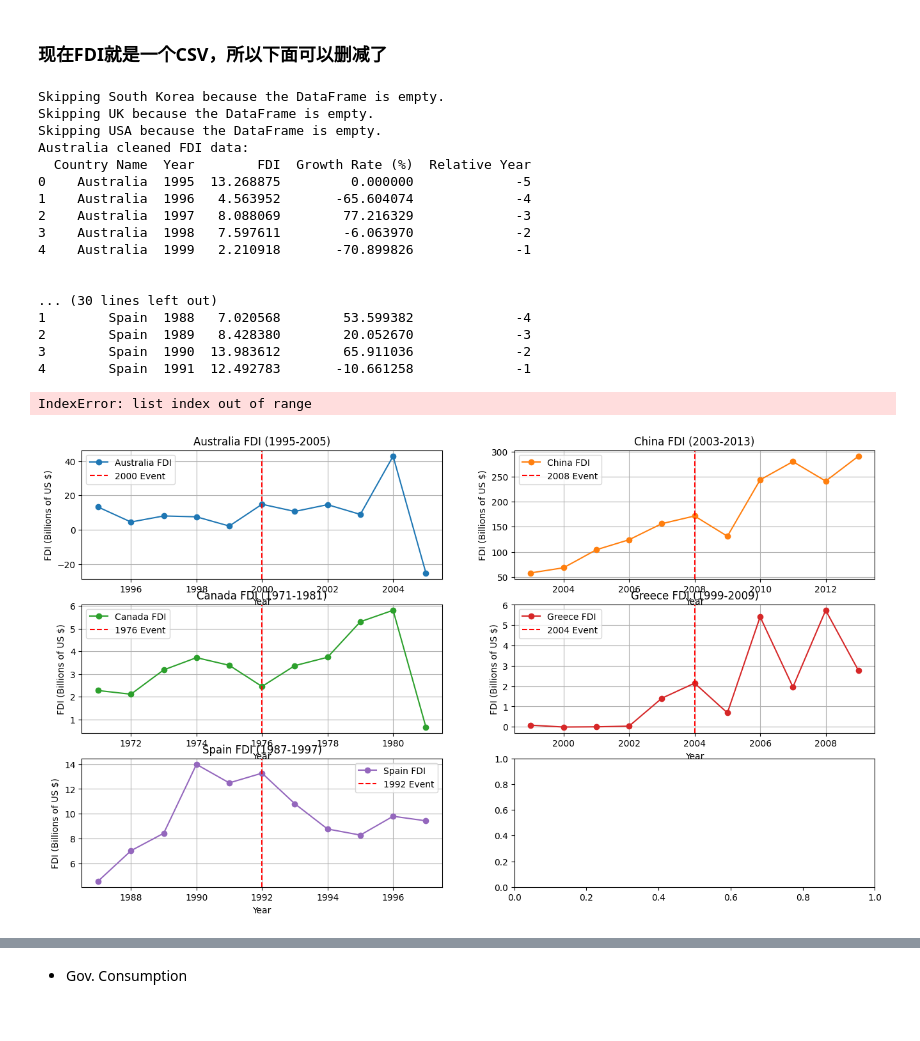
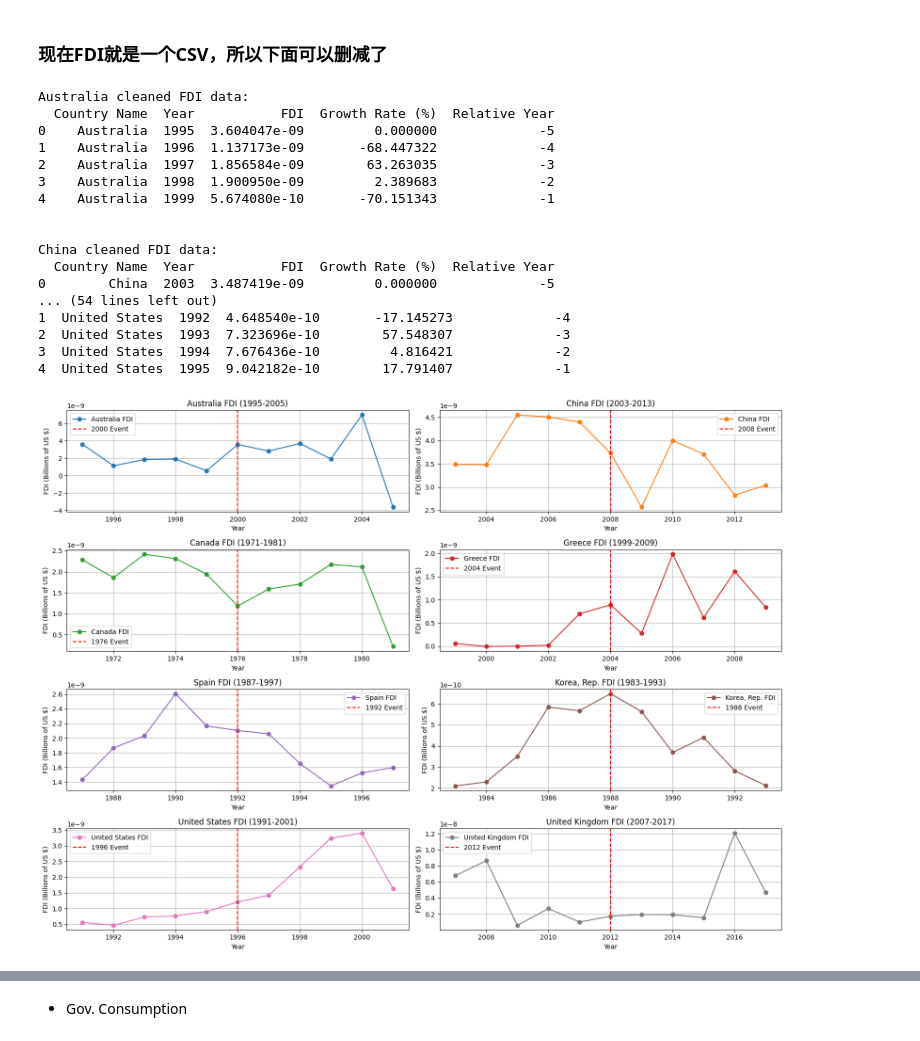
Before and after one commit to Ray-Gizzy/2024Fall_projects, a Jupyter notebook: Visualization.ipynb, the cells around one changed output, grey strips where cells are left out. Drawn from its saved outputs; the diff is of its cells as text; code cells hidden in the pictures.

```diff
--- a/Visualization.ipynb
+++ b/Visualization.ipynb
@@ -379,10 +379,10 @@ countries_data = [
     {'name': 'China', 'year_range': (2003, 2013), 'host_year': 2008},
     {'name': 'Canada', 'year_range': (1971, 1981), 'host_year': 1976},
     {'name': 'Greece', 'year_range': (1999, 2009), 'host_year': 2004},
-    {'name': 'South Korea', 'year_range': (1983, 1993), 'host_year': 1988},
+    {'name': 'Korea, Rep.', 'year_range': (1983, 1993), 'host_year': 1988},
     {'name': 'Spain', 'year_range': (1987, 1997), 'host_year': 1992},
-    {'name': 'UK', 'year_range': (2007, 2017), 'host_year': 2012},
-    {'name': 'USA', 'year_range': (1991, 2001), 'host_year': 1996}
+    {'name': 'United Kingdom', 'year_range': (2007, 2017), 'host_year': 2012},
+    {'name': 'United States', 'year_range': (1991, 2001), 'host_year': 1996}
 ]
 
 processed_data = {}
@@ -392,7 +392,7 @@ for country_data in countries_data:
     try:
         # Preprocess FDI data
         fdi_df = preprocess_csv_type3(
-            file_path='data/Foreign_Direct _Investment.csv',
+            file_path='data/FDI.csv',
             country_column='Country Name',
             countries=[country_data['name']],
             year_column='Year',
@@ -427,46 +427,56 @@ for country, df in cleaned_data.items():
     print(df.head())
     print("\n")
 # %% [output]
-Skipping South Korea because the DataFrame is empty.
-Skipping UK because the DataFrame is empty.
-Skipping USA because the DataFrame is empty.
 Australia cleaned FDI data:
-  Country Name  Year        FDI  Growth Rate (%)  Relative Year
-0    Australia  1995  13.268875         0.000000             -5
-1    Australia  1996   4.563952       -65.604074             -4
-2    Australia  1997   8.088069        77.216329             -3
-3    Australia  1998   7.597611        -6.063970             -2
-4    Australia  1999   2.210918       -70.899826             -1
+  Country Name  Year           FDI  Growth Rate (%)  Relative Year
+0    Australia  1995  3.604047e-09         0.000000             -5
+1    Australia  1996  1.137173e-09       -68.447322             -4
+2    Australia  1997  1.856584e-09        63.263035             -3
+3    Australia  1998  1.900950e-09         2.389683             -2
+4    Australia  1999  5.674080e-10       -70.151343             -1
 
 
-... (30 lines left out)
-1        Spain  1988   7.020568        53.599382             -4
-2        Spain  1989   8.428380        20.052670             -3
-3        Spain  1990  13.983612        65.911036             -2
-4        Spain  1991  12.492783       -10.661258             -1
+China cleaned FDI data:
+  Country Name  Year           FDI  Growth Rate (%)  Relative Year
+0        China  2003  3.487419e-09         0.000000             -5
+... (54 lines left out)
+1  United States  1992  4.648540e-10       -17.145273             -4
+2  United States  1993  7.323696e-10        57.548307             -3
+3  United States  1994  7.676436e-10         4.816421             -2
+4  United States  1995  9.042182e-10        17.791407             -1
 # %%
-# Manually exclude South Korea, UK, and USA
-included_countries = ["Australia", "China", "Canada", "Greece", "Spain"]
+# Updated country names for dataset compatibility
+included_countries = ["Australia", "China", "Canada", "Greece", "Spain", "Korea, Rep.", "United States", "United Kingdom"]
 
+# Adjusted country data with updated names
+updated_countries_data = [
+    {'name': 'Australia', 'host_year': 2000, 'year_range': (1995, 2005)},
+    {'name': 'China', 'host_year': 2008, 'year_range': (2003, 2013)},
+    {'name': 'Canada', 'host_year': 1976, 'year_range': (1971, 1981)},
+    {'name': 'Greece', 'host_year': 2004, 'year_range': (1999, 2009)},
+    {'name': 'Spain', 'host_year': 1992, 'year_range': (1987, 1997)},
+    {'name': 'Korea, Rep.', 'host_year': 1988, 'year_range': (1983, 1993)},
+    {'name': 'United States', 'host_year': 1996, 'year_range': (1991, 2001)},
+    {'name': 'United Kingdom', 'host_year': 2012, 'year_range': (2007, 2017)}
+]
+
+# Filter only included countries
+filtered_countries = [c for c in updated_countries_data if c['name'] in included_countries]
+
+# Ensure compatibility with cleaned_data
 eight_subplots(
-    dataframes=[cleaned_data[country] for country in included_countries],
-    host_years=[
-        country['host_year'] for country in countries_data
-        if country['name'] in included_countries
-    ],
-    legends=[
-        f"{country} FDI" for country in included_countries
-    ],
+    dataframes=[cleaned_data[c['name']] for c in filtered_countries],
+    host_years=[c['host_year'] for c in filtered_countries],
+    legends=[f"{c['name']} FDI" for c in filtered_countries],
     titles=[
-        f"{country} FDI ({next(c['year_range'][0] for c in countries_data if c['name'] == country)}-{next(c['year_range'][1] for c in countries_data if c['name'] == country)})"
-        for country in included_countries
+        f"{c['name']} FDI ({c['year_range'][0]}-{c['year_range'][1]})"
+        for c in filtered_countries
     ],
     x_column="Year",
     y_column="FDI",
     xlabel="Year",
     ylabel="FDI (Billions of US $)"
 )
 # %% [output]
-IndexError: list index out of range
-[figure, old version]
+[figure, new version]
 # %%
```
Also changed, not shown: parts of 8 cells of this notebook.
